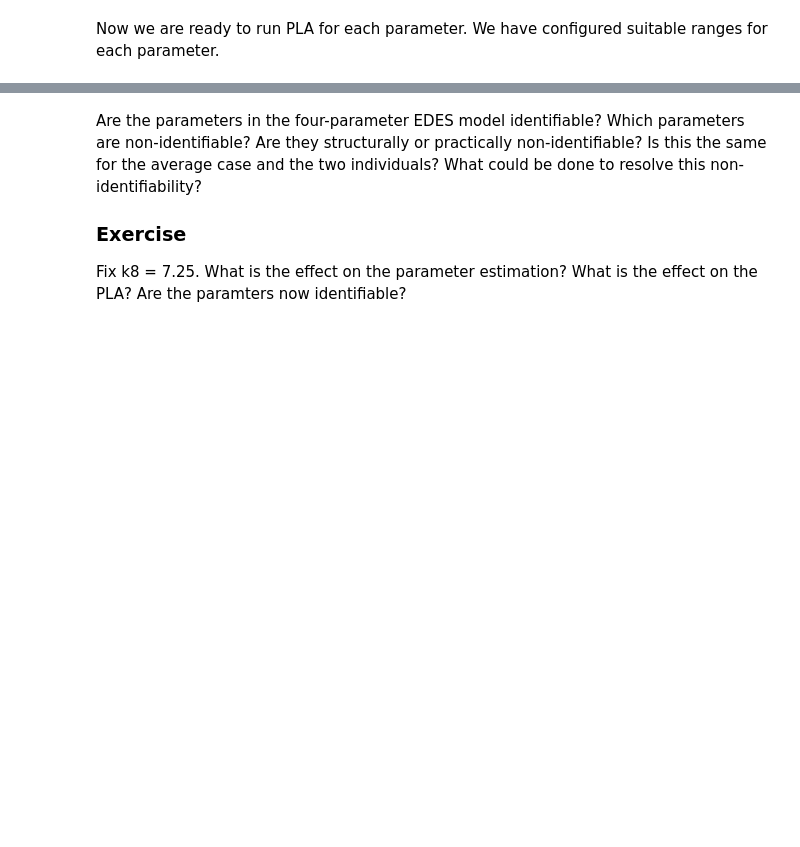
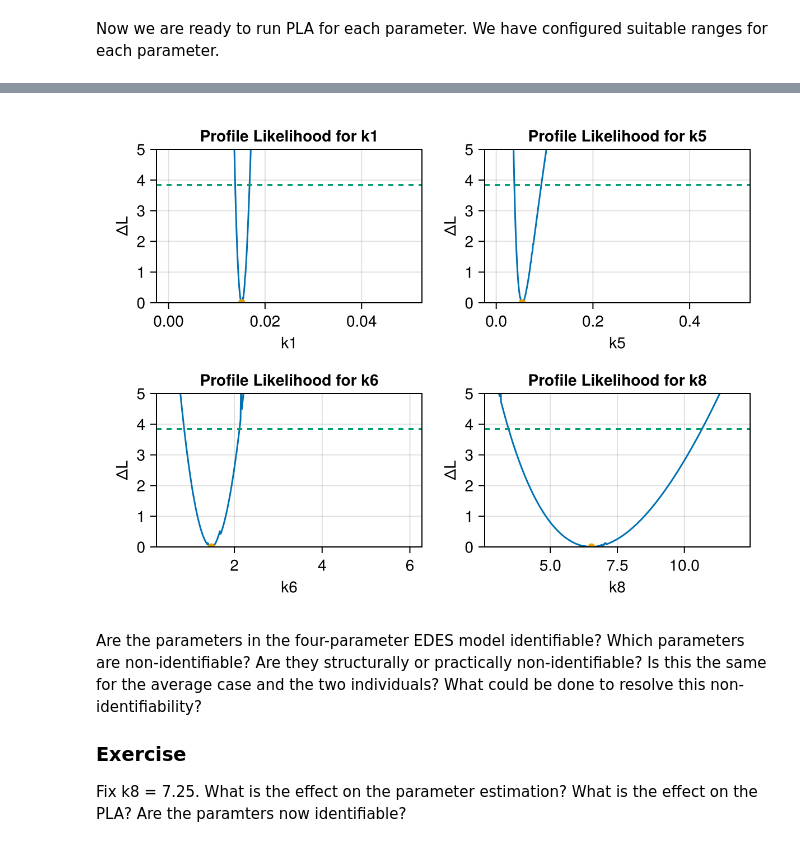
Before and after one commit to shauna-odonovan/Parameter_Indentifiability_EDES, a Jupyter notebook: EDES_Model_Identifiability.ipynb, the cells around one changed output, grey strips where cells are left out. Drawn from its saved outputs; the diff is of its cells as text; code cells hidden in the pictures; blank space fills up the shorter version.

Commit message:
chi-sq threshold and negative log-likelihood
Add chi-squared infinite sample case threshold to PLA and change loss function to negative log likelihood.

```diff
--- a/EDES_Model_Identifiability.ipynb
+++ b/EDES_Model_Identifiability.ipynb
@@ -261,7 +302,7 @@ end
 Now we will perform the parameter generation and subsequent parameter estimation. The advantage of the speed of solvers in Julia means we can start with many parameter initialisations. Note how long it takes to run the parameter estimation proceedure for 1000 initial parameter sets
 # %%
 # calcuate 1000 initial guesses for parameters being estimated using latin-hypercube design
-initial_guess = generate_initial_guesses(1000, [0., 0., 0., 0.], [1., 0.5, 5., 20.])
+initial_guess = generate_initial_guesses(1000, [0., 0., 0., 0., 1e-4, 1e-4], [1., 0.5, 5., 20., 100.0, 100.0])
 
 
 results = []
@@ -271,7 +312,7 @@ optf = OptimizationFunction(loss, AutoForwardDiff())
 # now run the local optimisation for each initial guess
 for guess in eachcol(initial_guess)
     try
-      res = solve(OptimizationProblem(optf, vec(guess), (prob, constants, data), lb = [0,0,0,0], ub=[1,0.5,10,25]), Optimization.LBFGS())
+      res = solve(OptimizationProblem(optf, vec(guess), (prob, constants, data), lb = [0,0,0,0, 1e-4, 1e-4], ub=[1,0.5,10,25, 100, 100]), Optimization.LBFGS())
       push!(results, res)
     catch
       continue
@@ -282,23 +323,4 @@ best_index = argmin([r.objective for r in results])
 final = results[best_index].u
 
 #solve the ODE problem using the solve function - to get the model simulation for this parameter set
-solution = solve(prob, p =construct_parameters(final, constants), u0=[0.0, data[1,1], data[2,1], 0.0])
-
-# visualize the solution against the data
-solution_figure = let f = Figure(size=(500,500))
-
-    ax_g_gut = Axis(f[1,1], xlabel="Time [min]", ylabel="Glucose Mass [mg/dL]", title="Gut Glucose")
-    ax_g_plasma = Axis(f[1,2], xlabel="Time [min]", ylabel="Glucose Concentration [mM]", title="Plasma Glucose")
-    ax_i_plasma = Axis(f[2,1], xlabel="Time [min]", ylabel="Insulin Concentration [mU/L]", title="Plasma Insulin")
-    ax_i_int = Axis(f[2,2], xlabel="Time [min]", ylabel="Insulin Concentration [mU/L]", title="Interstitium Insulin")
-
-    lines!(ax_g_gut, solution.t, solution[1,:], color=Makie.wong_colors()[1])
-    lines!(ax_g_plasma, solution.t, solution[2,:], color=Makie.wong_colors()[1])
-    lines!(ax_i_plasma, solution.t, solution[3,:], color=Makie.wong_colors()[1])
-    lines!(ax_i_int, solution.t, solution[4,:], color=Makie.wong_colors()[1])
-
-    scatter!(ax_i_plasma, data[1,:], data[3,:], color=Makie.wong_colors()[2])
-    scatter!(ax_g_plasma, data[1,:], data[2,:], color=Makie.wong_colors()[2])
-
-    f
-end
+solution = solve(prob, p =construct_parameters(final, constants), u0=[0.0, data[2,1], data[3,1], 0.0]);
@@ -417,7 +520,7 @@ If we have a nice struct, we can define a function to plot the results of a PLA
 # %%
 function likelihood_profile!(ax, pla_result::PLAResult, param_index, param_name)
     parameter_values =  pla_result.parameter_values
-    likelihood_values = pla_result.likelihood_values
+    likelihood_values = pla_result.likelihood_values .- minimum(pla_result.likelihood_values)
     lines!(ax, parameter_values, likelihood_values, color=Makie.wong_colors()[1])
     #scatter!(ax, parameter_values, likelihood_values, color=Makie.wong_colors()[2])
 end
@@ -430,10 +535,10 @@ Now we are ready to run PLA for each parameter. We have configured suitable rang
 ranges = [
     range(1e-5, 0.05, length=800),
     range(0.001, 0.5, length=800),
-    range(1.0, 12.0, length=400),
-    range(1e-8, 5.0, length=400)
+    range(0.5, 6.0, length=400),
+    range(3.0, 12.0, length=400)
 ]
 
 pla_results = [
-    run_pla(i, ranges[i], final[i], loss, final, [0.0, 0.0, 0.0, 0.0], [1.0, 0.5, 10.0, 25.0], (prob, constants, data)) for i in eachindex(final)
+    run_pla(i, ranges[i], final[i], loss_known_sigma, final[1:4], [0.0, 0.0, 0.0, 0.0], [1.0, 0.5, 10.0, 25.0], (prob, constants, data, final[5], final[6])) for i in eachindex(final[1:4])
 ];
@@ -442,14 +565,19 @@ We can now visualize the results of the PLA for each parameter.
 # %%
 figure_likelihood = let f = Figure()
     positions = [(1,1), (1,2), (2,1), (2,2)]
     for (i, (pos, param_name)) in enumerate(zip(positions, ["k1", "k5", "k6", "k8"]))
-        ax = Axis(getindex(f, pos...), xlabel=param_name, ylabel="Likelihood", title="Profile Likelihood for $param_name")
+        ax = Axis(getindex(f, pos...), xlabel=param_name, ylabel="ΔL", title="Profile Likelihood for $param_name")
         likelihood_profile!(ax, pla_results[i], i, param_name)
-        scatter!(ax, [final[i]], [results[best_index].objective], color=Makie.wong_colors()[2])
+        scatter!(ax, [final[i]], [0], color=Makie.wong_colors()[2])
+        limit_line = quantile(Chisq(1), 0.95)
+        hlines!(ax, [limit_line], linestyle=:dash, color = Makie.wong_colors()[3])
+        ylims!(ax, (0.0, 5.0))
     end
 
     f
 end
+# %% [output]
+[figure, added]
 # %% [markdown]
 Are the parameters in the four-parameter EDES model identifiable? Which parameters are non-identifiable? Are they structurally or practically non-identifiable? Is this the same for the average case and the two individuals? What could be done to resolve this non-identifiability?
 
```
Also changed, not shown: parts of 24 cells of this notebook, 3 other files.
